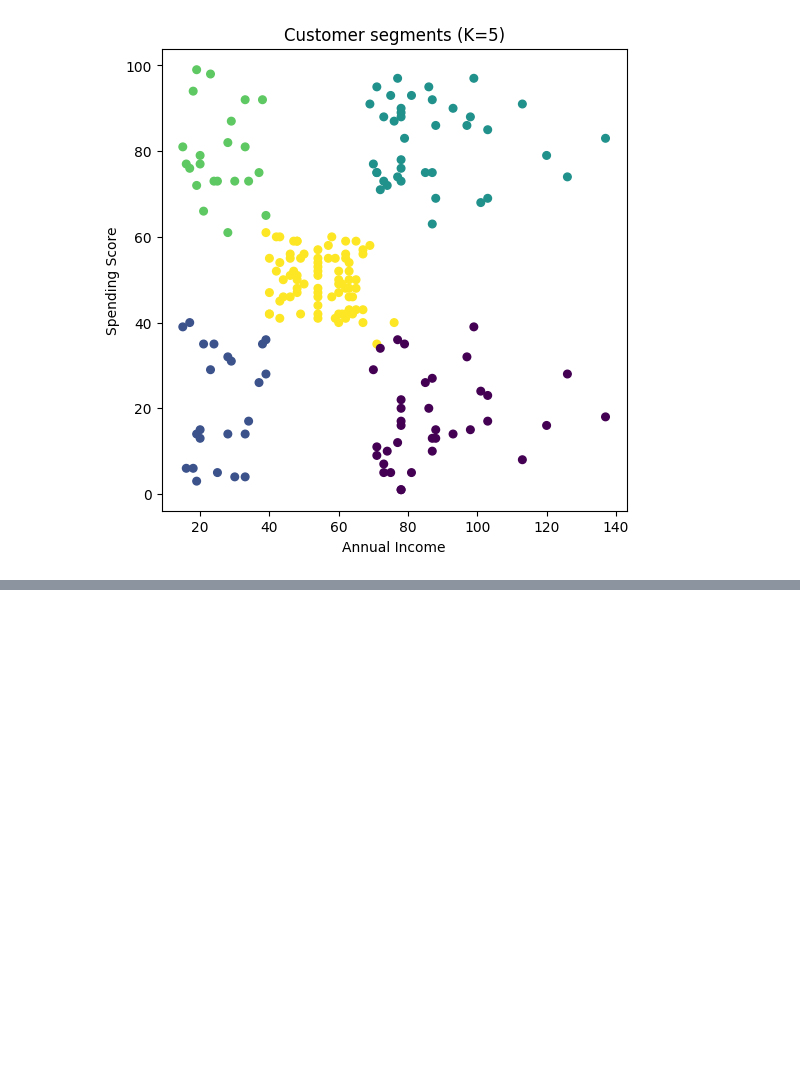
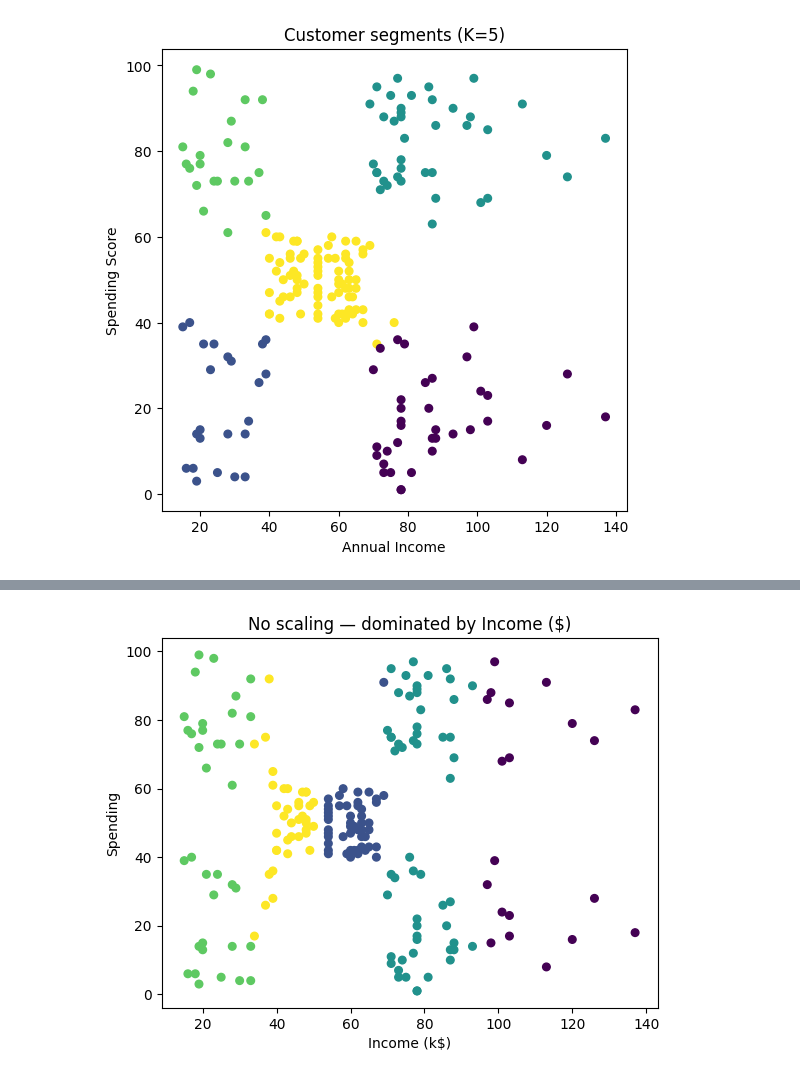
Before and after one commit to Maxstef/data-loves-ml-for-people-course, a Jupyter notebook: notebooks/3_1_clustering/0_1_k-means.ipynb, the cells around one changed output, grey strips where cells are left out. Drawn from its saved outputs; the diff is of its cells as text; code cells hidden in the pictures; blank space fills up the shorter version.

Commit message:
practice k-means - experiments with specifics and edge cases

```diff
--- a/notebooks/3_1_clustering/0_1_k-means.ipynb
+++ b/notebooks/3_1_clustering/0_1_k-means.ipynb
@@ -224,0 +264,19 @@ plt.show()
+# %%
+# Add a fake feature that is the same as income but expressed in dollars instead of thousands
+X_bad = mall_df[["Annual Income (k$)", "Spending Score (1-100)"]].copy()
+X_bad["Income ($)"] = X_bad["Annual Income (k$)"] * 1000  # explode the scale
+
+X_bad = X_bad.values
+# %%
+# Run K-Means WITHOUT scaling
+centroids_bad, labels_bad, history_bad = kmeans_from_scratch(
+    X_bad, k=5, random_state=42
+)
+
+plt.scatter(X_bad[:, 0], X_bad[:, 1], c=labels_bad, s=30)
+plt.title("No scaling — dominated by Income ($)")
+plt.xlabel("Income (k$)")
+plt.ylabel("Spending")
+plt.show()
+# %% [output]
+[figure, added]
```
Also changed, not shown: parts of 21 cells of this notebook.
